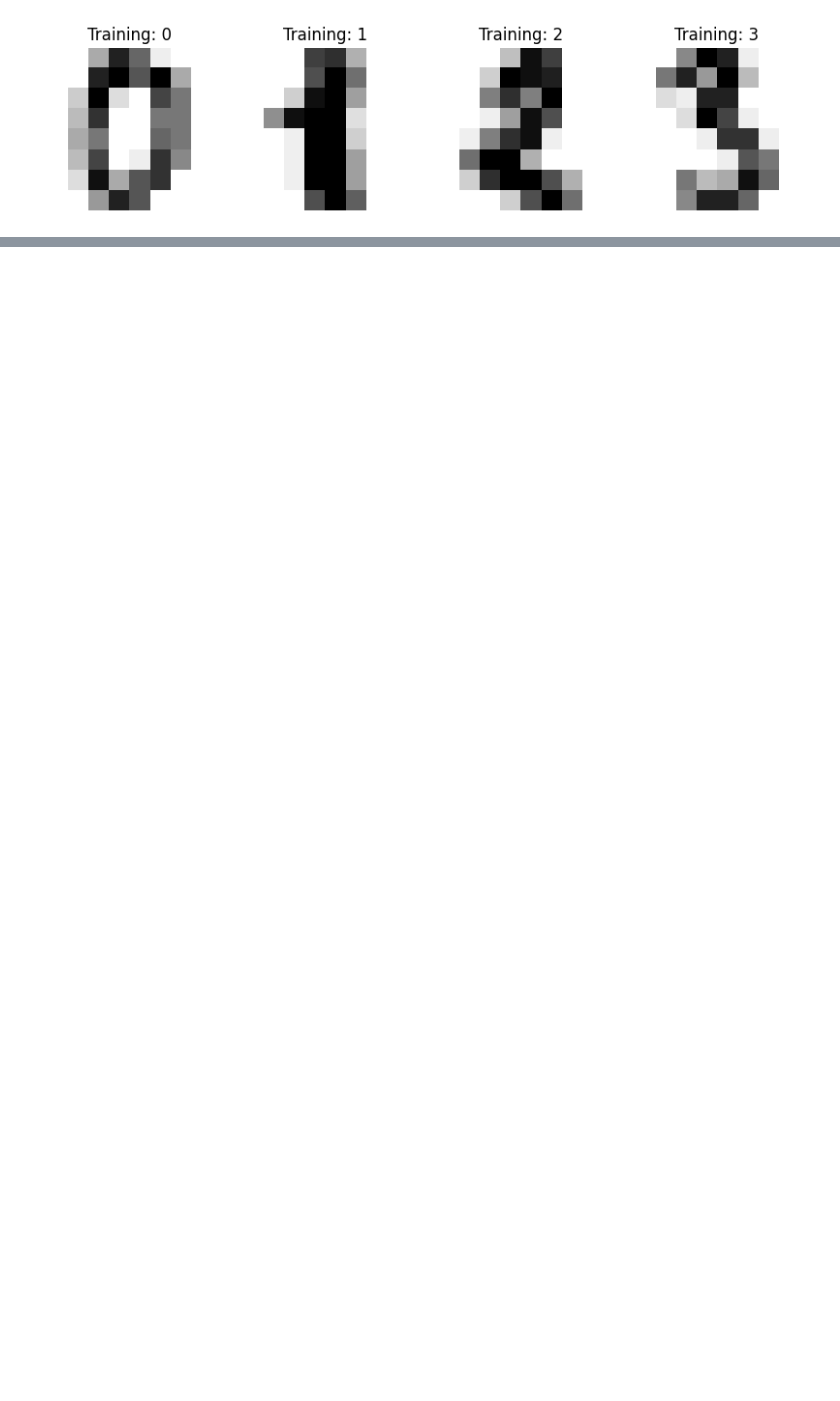
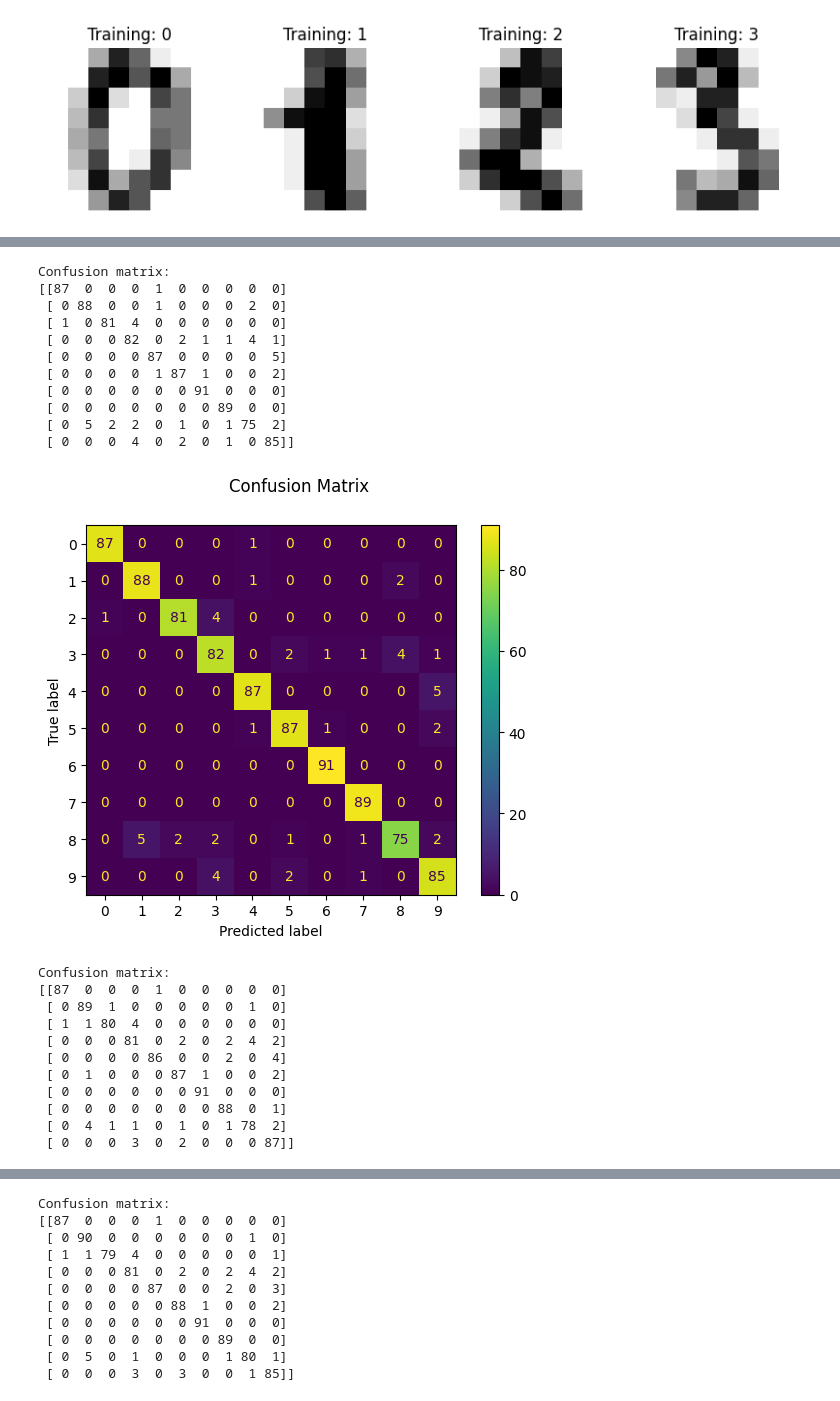
Before and after one commit to readable111/MachineLearning, a Jupyter notebook: KNN.ipynb, the cells around one changed output, grey strips where cells are left out. Saved outputs shown, nothing was run; the diff lists cells and outputs as text; code cells hidden in the pictures; blank space fills up the shorter version.

```diff
--- a/KNN.ipynb
+++ b/KNN.ipynb
@@ -19,9 +19,9 @@ n_samples = len(digits.images)
 data = digits.images.reshape((n_samples, -1))
 
 X_train, X_test, y_train, y_test = train_test_split(
-    data, digits.target, test_size=0.1, shuffle=False
+    data, digits.target, test_size=0.5, shuffle=False
 )
-kruns=[[]]
+kruns=[[],[],[],[],[]]
 cls=[]
 distance  = []
 k = [1,3,5,100, 500]
@@ -39,12 +39,7 @@ for o in X_test:
             count[sorted_dist[num][0]]=count[sorted_dist[num][0]]+1
         cl=np.argsort(count)
         cls.append(cl[9])
-        kruns.append(cls)
+        kruns[i].append(cls)
         cls=[]
         for i in range(len(count)):
             count[i]=0
-i=0
-miss = 0
-for y in y_test:
-    print("true lable:" ,y ,"test labels: ", "k=1", kruns[0][i],"k=3", kruns[1][i],"k=5", kruns[2][i],"k=100", kruns[3][i],"k=500", kruns[4][i])
-    i+1
@@ -52,0 +46,22 @@ IndexError: list index out of range
+# %%
+miss = [0,0,0,0,0]
+for y in range(len(y_test)):
+    print("true lable:" ,y_test[y] ,"test labels: ", "k=1", kruns[0][y][0].item(),"k=3", kruns[1][y][0].item(),"k=5", kruns[2][y][0].item(),"k=100", kruns[3][y][0].item(),"k=500", kruns[4][y][0].item())
+    if(kruns[0][y][0].item() !=y_test[y]):
+      miss[0]=miss[0]+1
+    if(kruns[1][y][0].item() !=y_test[y]):
+      miss[1]=miss[1]+1
+    if(kruns[2][y][0].item() !=y_test[y]):
+      miss[2]=miss[2]+1
+    if(kruns[3][y][0].item() !=y_test[y]):
+      miss[3]=miss[3]+1
+    if(kruns[4][y][0].item() !=y_test[y]):
+      miss[4]=miss[4]+1
+
+acc = []
+
+for i in miss:
+    accuracy=((len(y_test)-i)/len(y_test))*100
+    acc.append(accuracy)
+
+print("accuracy k=1: ",acc[0], "accuracy k=3: ", acc[1], "accuracy k=5: ", acc[2], "accuracy k=100: ",acc[3], "accuracy k=500: ", acc[4])
@@ -52,0 +86,34 @@ IndexError: list index out of range
+# %%
+for i in range(len(kruns)):
+    for num in range(len(kruns[0])):
+        kruns[i][num] = kruns[i][num][0].item()
+# %%
+for i in kruns:
+    disp = metrics.ConfusionMatrixDisplay.from_predictions(y_test, i)
+    disp.figure_.suptitle("Confusion Matrix")
+    print(f"Confusion matrix:\n{disp.confusion_matrix}")
+    plt.show()
+# %% [output]
+Confusion matrix:
+[[87  0  0  0  1  0  0  0  0  0]
+ [ 0 88  0  0  1  0  0  0  2  0]
+ [ 1  0 81  4  0  0  0  0  0  0]
+ [ 0  0  0 82  0  2  1  1  4  1]
+ [ 0  0  0  0 87  0  0  0  0  5]
+ [ 0  0  0  0  1 87  1  0  0  2]
+ [ 0  0  0  0  0  0 91  0  0  0]
+ [ 0  0  0  0  0  0  0 89  0  0]
+ [ 0  5  2  2  0  1  0  1 75  2]
+ [ 0  0  0  4  0  2  0  1  0 85]]
+[figure, added]
+Confusion matrix:
+[[87  0  0  0  1  0  0  0  0  0]
+ [ 0 89  1  0  0  0  0  0  1  0]
+ [ 1  1 80  4  0  0  0  0  0  0]
+ [ 0  0  0 81  0  2  0  2  4  2]
+ [ 0  0  0  0 86  0  0  2  0  4]
+ [ 0  1  0  0  0 87  1  0  0  2]
+ [ 0  0  0  0  0  0 91  0  0  0]
+ [ 0  0  0  0  0  0  0 88  0  1]
+ [ 0  4  1  1  0  1  0  1 78  2]
+ [ 0  0  0  3  0  2  0  0  0 87]]
@@ -52,0 +121,11 @@ IndexError: list index out of range
+Confusion matrix:
+[[87  0  0  0  1  0  0  0  0  0]
+ [ 0 90  0  0  0  0  0  0  1  0]
+ [ 1  1 79  4  0  0  0  0  0  1]
+ [ 0  0  0 81  0  2  0  2  4  2]
+ [ 0  0  0  0 87  0  0  2  0  3]
+ [ 0  0  0  0  0 88  1  0  0  2]
+ [ 0  0  0  0  0  0 91  0  0  0]
+ [ 0  0  0  0  0  0  0 89  0  0]
+ [ 0  5  0  1  0  0  0  1 80  1]
+ [ 0  0  0  3  0  3  0  0  1 85]]
```
Also changed, not shown: parts of 4 cells of this notebook, 1 other file.
